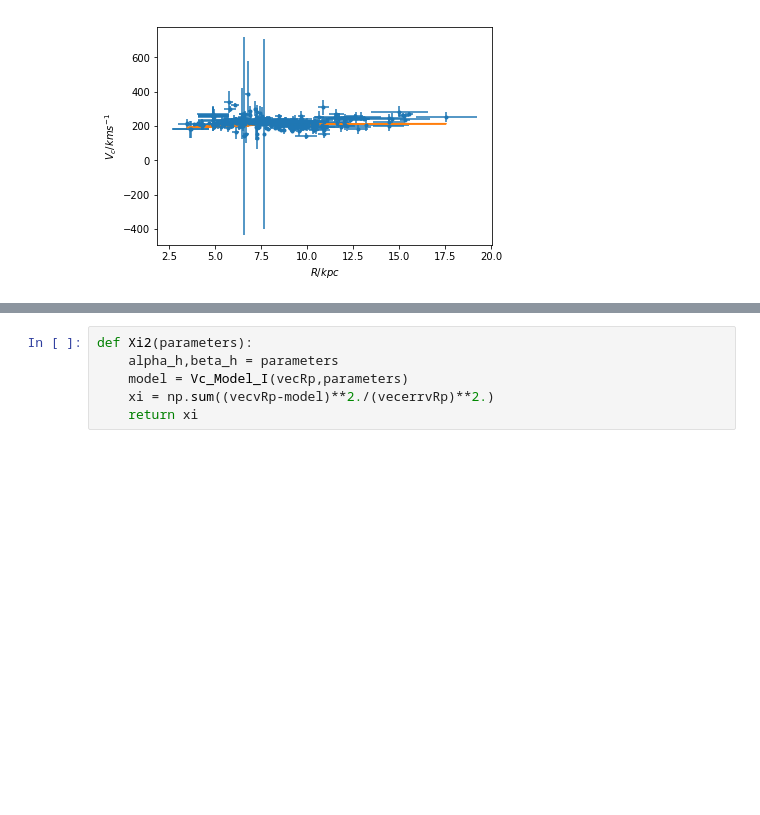
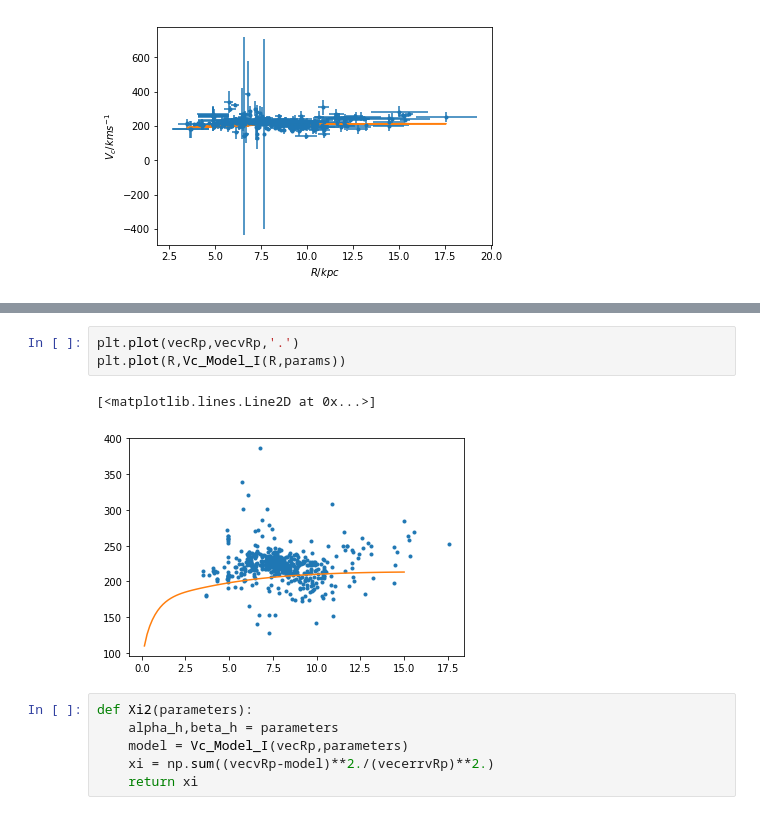
Before and after one commit to atalianb/ParaTesis, a Jupyter notebook: ChiSquare_Model_I_v3_2p.ipynb, the cells around one changed output, grey strips where cells are left out. Drawn from its saved outputs; the diff is of its cells as text; blank space fills up the shorter version.

```diff
--- a/ChiSquare_Model_I_v3_2p.ipynb
+++ b/ChiSquare_Model_I_v3_2p.ipynb
@@ -192,3 +195,9 @@ plt.show()
+# %%
+plt.plot(vecRp,vecvRp,'.')
+plt.plot(R,Vc_Model_I(R,params))
+# %% [output]
+[<matplotlib.lines.Line2D at 0x...>]
+[figure, added]
 # %%
 def Xi2(parameters):
     alpha_h,beta_h = parameters
```
Also changed, not shown: parts of 1 cell of this notebook.
